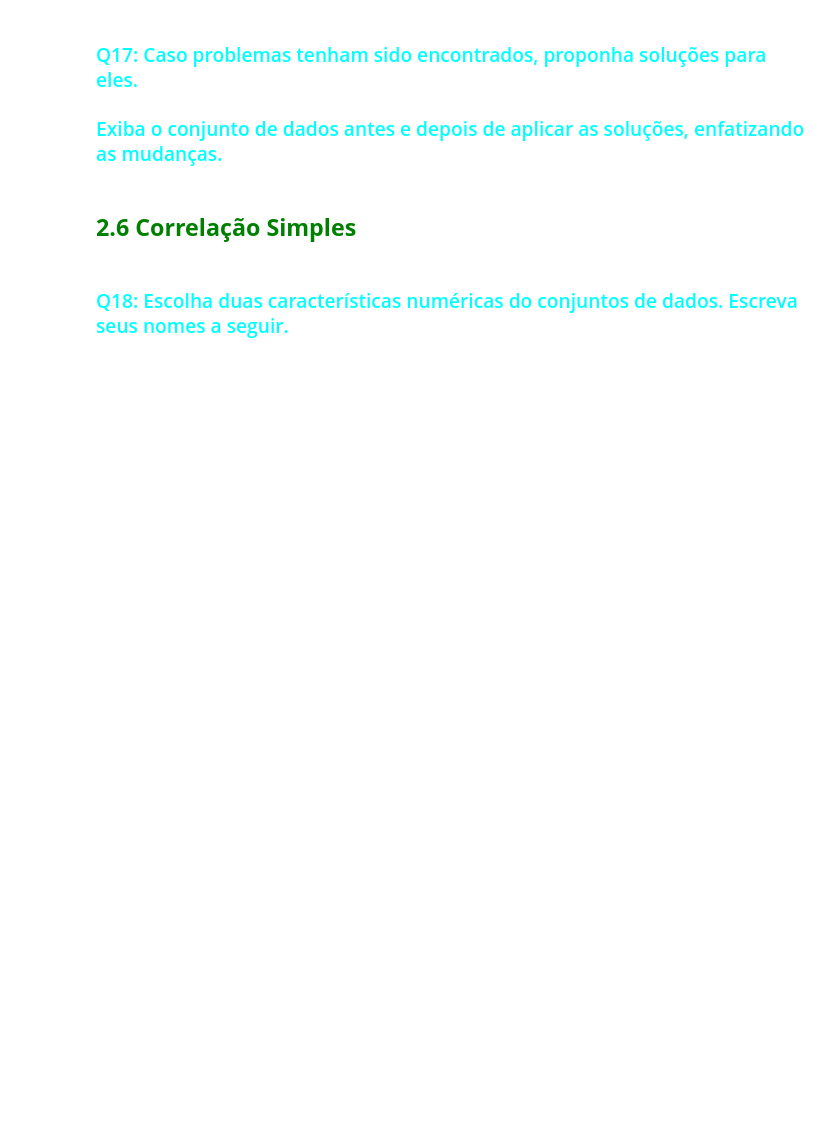
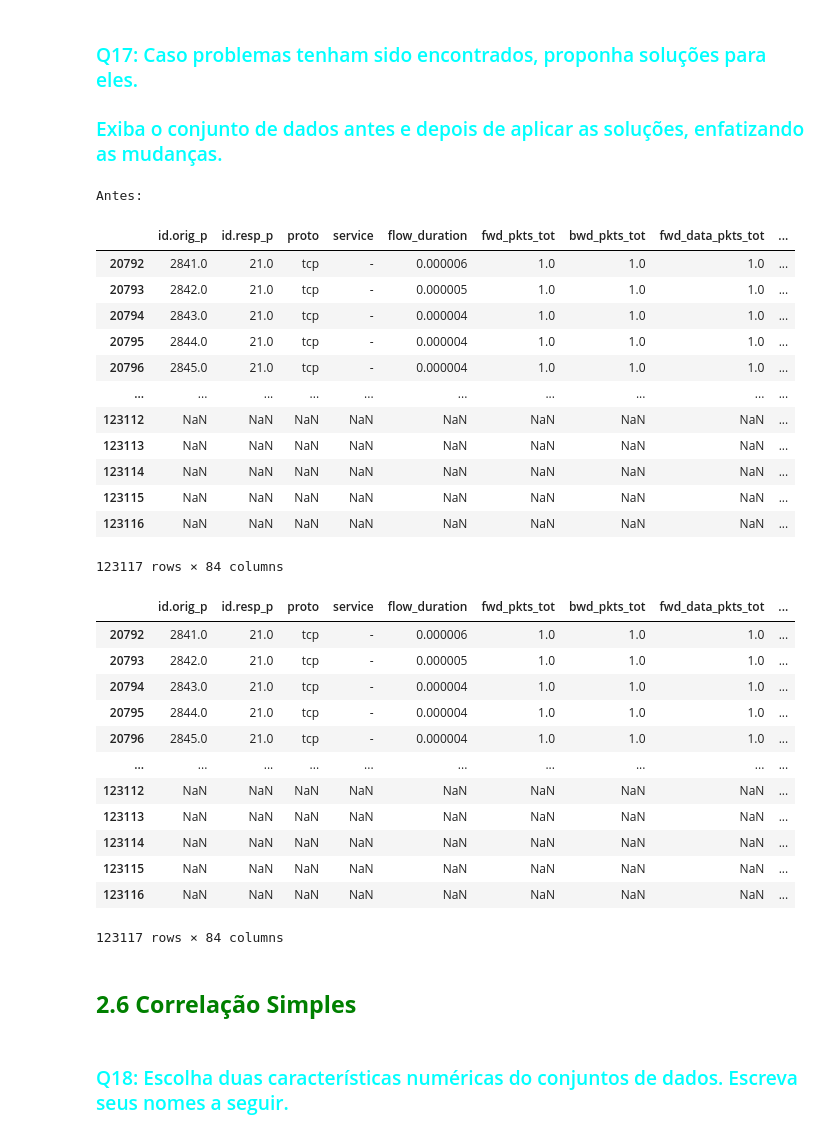
Before and after one commit to MatheusAndrade23/E08-L2-Project, a Jupyter notebook: lab/C24_2026_1_LL_Atividade_03_MMMM.ipynb, the cells around one changed output. Cells and saved outputs as stored; diff of their text form; code cells hidden in the pictures; blank space fills up the shorter version.

```diff
--- a/lab/C24_2026_1_LL_Atividade_03_MMMM.ipynb
+++ b/lab/C24_2026_1_LL_Atividade_03_MMMM.ipynb
@@ -147,10 +147,10 @@ O conjunto de dados possui 83 características
 ### <font color='cyan'>Q4: O conjunto de dados possui características numéricas? Se sim, escreva seu(s) nome(s) e classifique-a(s) como contínua(s) e/ou discreta(s).</font>
 - #### <font color='cyan'>Observação: considere que uma caraterística numérica é discreta se possui menos que 50 valores únicos.</font>
 # %%
-numeric_cols = ds.data.features.select_dtypes(include=['number']).columns
+numeric_cols = X.select_dtypes(include=['number']).columns
 
 for(col) in numeric_cols:
-  if(ds.data.features[col].nunique() < 50):
+  if(X[col].nunique() < 50):
     type = "discreta"
   else:
     type = "contínua"
@@ -249,6 +323,67 @@ Amplitude: 21728.33558
 # %% [markdown]
 ### <font color='cyan'> Q17: Caso problemas tenham sido encontrados, proponha soluções para eles.</font>
 ### <font color='cyan'> Exiba o conjunto de dados antes e depois de aplicar as soluções, enfatizando as mudanças.</font>
+# %%
+# Para melhorar a qualidade dos dados e garantir análises mais confiáveis, foram aplicadas as seguintes estratégias de tratamento.
+
+# Linhas duplicadas: vamos remover
+# Valores faltando: vamos preencher com a média dos valores da mesma coluna
+# Outliers: vamos remover
+
+print("Antes:")
+
+df = pd.concat([X, y], axis='columns')
+
+display(df);
+
+X = X.drop_duplicates()
+
+
+for col in numeric_cols:
+    X[col] = X[col].fillna(X[col].mean())
+
+for col in numeric_cols:
+
+    Q1 = X[col].quantile(0.25)
+    Q3 = X[col].quantile(0.75)
+    IQR = Q3 - Q1
+
+    lower = Q1 - 1.5 * IQR
+    upper = Q3 + 1.5 * IQR
+
+    X = X[(X[col] >= lower) & (X[col] <= upper)]
+
+df = pd.concat([X, y], axis='columns')
+
+display(df);
+# %% [output]
+Antes:
+|  | id.orig_p | id.resp_p | proto | service | flow_duration | fwd_pkts_tot | bwd_pkts_tot | fwd_data_pkts_tot | ... |
+| 20792 | 2841.0 | 21.0 | tcp | - | 0.000006 | 1.0 | 1.0 | 1.0 | ... |
+| 20793 | 2842.0 | 21.0 | tcp | - | 0.000005 | 1.0 | 1.0 | 1.0 | ... |
+| 20794 | 2843.0 | 21.0 | tcp | - | 0.000004 | 1.0 | 1.0 | 1.0 | ... |
+| 20795 | 2844.0 | 21.0 | tcp | - | 0.000004 | 1.0 | 1.0 | 1.0 | ... |
+| 20796 | 2845.0 | 21.0 | tcp | - | 0.000004 | 1.0 | 1.0 | 1.0 | ... |
+| ... | ... | ... | ... | ... | ... | ... | ... | ... | ... |
+| 123112 | NaN | NaN | NaN | NaN | NaN | NaN | NaN | NaN | ... |
+| 123113 | NaN | NaN | NaN | NaN | NaN | NaN | NaN | NaN | ... |
+| 123114 | NaN | NaN | NaN | NaN | NaN | NaN | NaN | NaN | ... |
+| 123115 | NaN | NaN | NaN | NaN | NaN | NaN | NaN | NaN | ... |
+| 123116 | NaN | NaN | NaN | NaN | NaN | NaN | NaN | NaN | ... |
+123117 rows × 84 columns
+|  | id.orig_p | id.resp_p | proto | service | flow_duration | fwd_pkts_tot | bwd_pkts_tot | fwd_data_pkts_tot | ... |
+| 20792 | 2841.0 | 21.0 | tcp | - | 0.000006 | 1.0 | 1.0 | 1.0 | ... |
+| 20793 | 2842.0 | 21.0 | tcp | - | 0.000005 | 1.0 | 1.0 | 1.0 | ... |
+| 20794 | 2843.0 | 21.0 | tcp | - | 0.000004 | 1.0 | 1.0 | 1.0 | ... |
+| 20795 | 2844.0 | 21.0 | tcp | - | 0.000004 | 1.0 | 1.0 | 1.0 | ... |
+| 20796 | 2845.0 | 21.0 | tcp | - | 0.000004 | 1.0 | 1.0 | 1.0 | ... |
+| ... | ... | ... | ... | ... | ... | ... | ... | ... | ... |
+| 123112 | NaN | NaN | NaN | NaN | NaN | NaN | NaN | NaN | ... |
+| 123113 | NaN | NaN | NaN | NaN | NaN | NaN | NaN | NaN | ... |
+| 123114 | NaN | NaN | NaN | NaN | NaN | NaN | NaN | NaN | ... |
+| 123115 | NaN | NaN | NaN | NaN | NaN | NaN | NaN | NaN | ... |
+| 123116 | NaN | NaN | NaN | NaN | NaN | NaN | NaN | NaN | ... |
+123117 rows × 84 columns
 # %% [markdown]
 ## <font color='green'>**2.6 Correlação Simples**</font>
 # %% [markdown]
```
Also changed, not shown: parts of 13 cells of this notebook.
